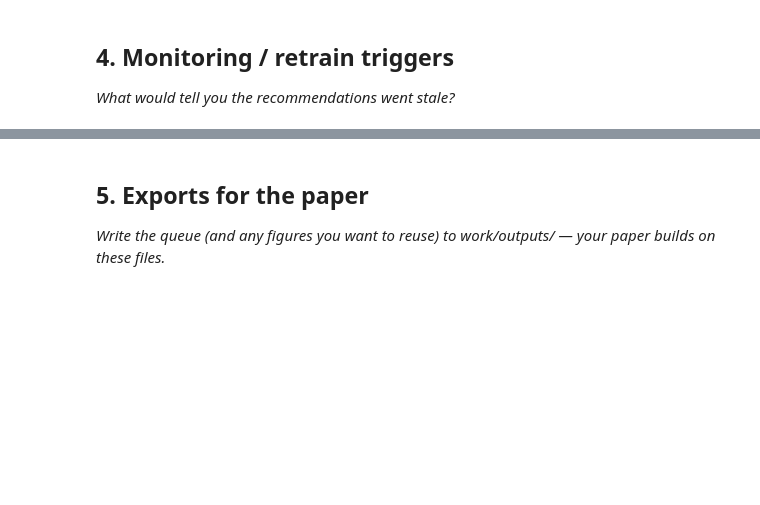
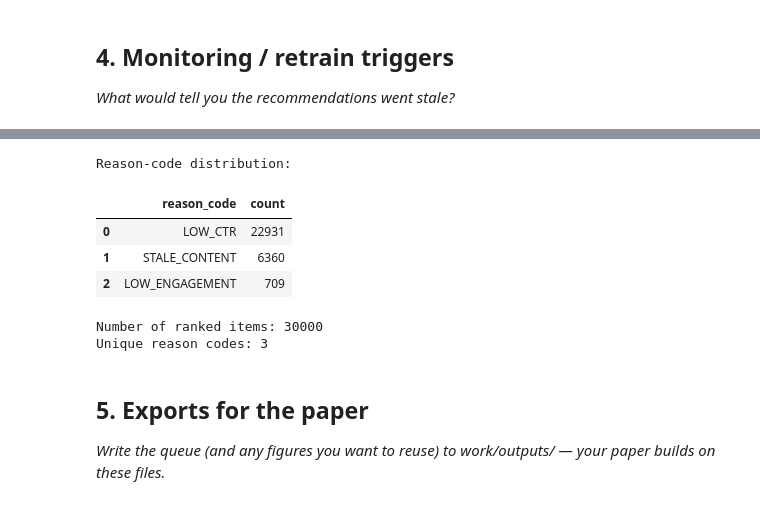
Before and after one commit to VipS-2004/flyrank1, a Jupyter notebook: work/notebooks/w07_action_playbook.ipynb, the cells around one changed output, grey strips where cells are left out. Cells and saved outputs as stored; diff of their text form; code cells hidden in the pictures; blank space fills up the shorter version.

```diff
--- a/work/notebooks/w07_action_playbook.ipynb
+++ b/work/notebooks/w07_action_playbook.ipynb
@@ -37,3 +180,26 @@ This skeleton is yours to fill. Work the sections **in order** — each one has
+# %%
+
+
+reason_distribution = (
+    queue["reason_code"]
+    .value_counts()
+    .rename_axis("reason_code")
+    .reset_index(name="count")
+)
+
+print("Reason-code distribution:")
+display(reason_distribution)
+
+print("Number of ranked items:", len(queue))
+print("Unique reason codes:", queue["reason_code"].nunique())
+# %% [output]
+Reason-code distribution:
+|  | reason_code | count |
+| 0 | LOW_CTR | 22931 |
+| 1 | STALE_CONTENT | 6360 |
+| 2 | LOW_ENGAGEMENT | 709 |
+Number of ranked items: 30000
+Unique reason codes: 3
 # %% [markdown]
 ## 5. Exports for the paper
 
```
Also changed, not shown: parts of 13 cells of this notebook.
